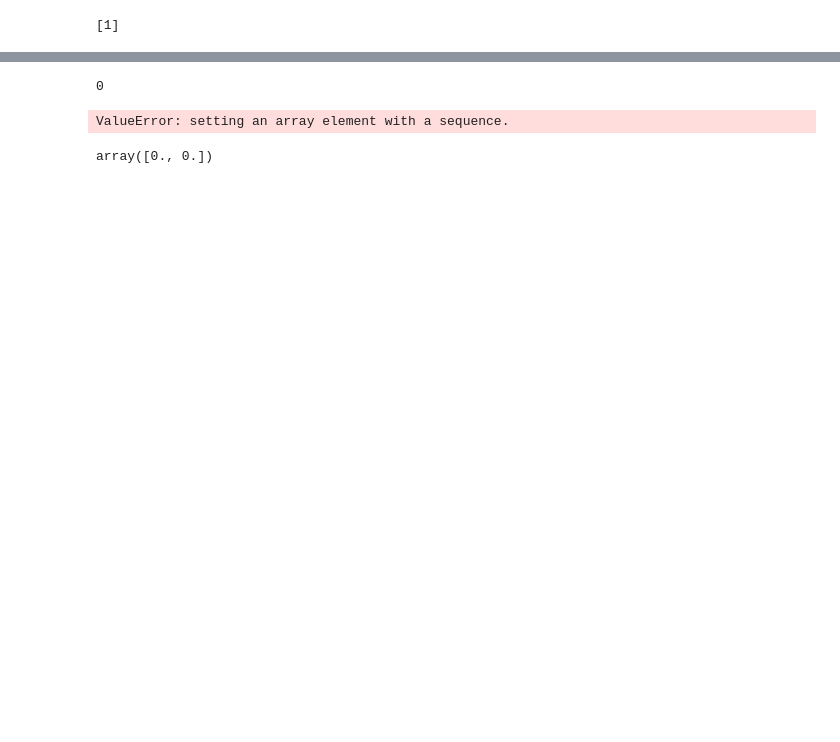
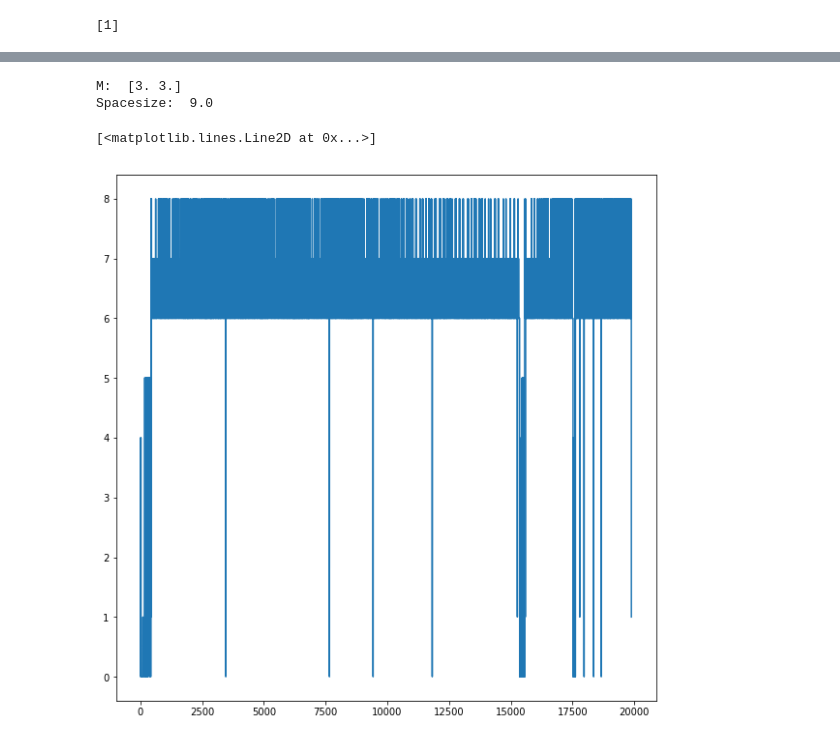
Before and after one commit to giannislelekas/CS4035, a Jupyter notebook: lab3/Flow_Data_Discretiazation_Task.ipynb, the cells around one changed output, grey strips where cells are left out. Saved outputs shown, nothing was run; the diff lists cells and outputs as text; code cells hidden in the pictures; blank space fills up the shorter version.

```diff
--- a/lab3/Flow_Data_Discretiazation_Task.ipynb
+++ b/lab3/Flow_Data_Discretiazation_Task.ipynb
@@ -176,19 +174,44 @@ See the caveats in the documentation: http://pandas.pydata.org/pandas-docs/stabl
 # %%
 feat = ['Prot', 'Disc_packets']
 values = data_infected[feat].values
-# spacecize =
+spacecize = 1
+M = np.zeros(values.shape[1])
+for j in range(values.shape[1]):
+    M[j] = len(np.unique(values[:,j]))
+spacesize = np.prod(M)
+print("M: ", M)
+print("Spacesize: ", spacesize)
 
 code = np.zeros(values.shape[0])
 for i in range(values.shape[0]):
+    s = spacesize
     for j in range(values.shape[1]):
-        print(i)
-        M = len(np.unique(values[:,j]))
-        code[i] = code[i] + values[i,j] * spacesize/M
-        spacesize = spacesize / M
+        code[i] = code[i] + values[i,j] * s/M[j]
+        s = s / M[j]
 # %% [output]
-0
+M:  [3. 3.]
+Spacesize:  9.0
-ValueError: setting an array element with a sequence.
-# %%
-spacesize
-# %% [output]
-array([0., 0.])
+# %%
+def extract_code(values):
+    M = np.zeros(values.shape[1])
+    for j in range(values.shape[1]):
+        M[j] = len(np.unique(values[:,j]))
+    spacesize = np.prod(M)
+
+    code = np.zeros(values.shape[0])
+    for i in range(values.shape[0]):
+        s = spacesize
+        for j in range(values.shape[1]):
+            code[i] = code[i] + values[i,j] * s/M[j]
+            s = s / M[j]
+    return code, M
+# %%
+infected_values = data_infected[feat].values
+
+infected_code, _ = extract_code(infected_values)
+# %%
+plt.figure(figsize=(10,10))
+plt.plot(infected_code)
+# %% [output]
+[<matplotlib.lines.Line2D at 0x...>]
+[figure, added]
```
Also changed, not shown: parts of 10 cells of this notebook, 4 other files.
